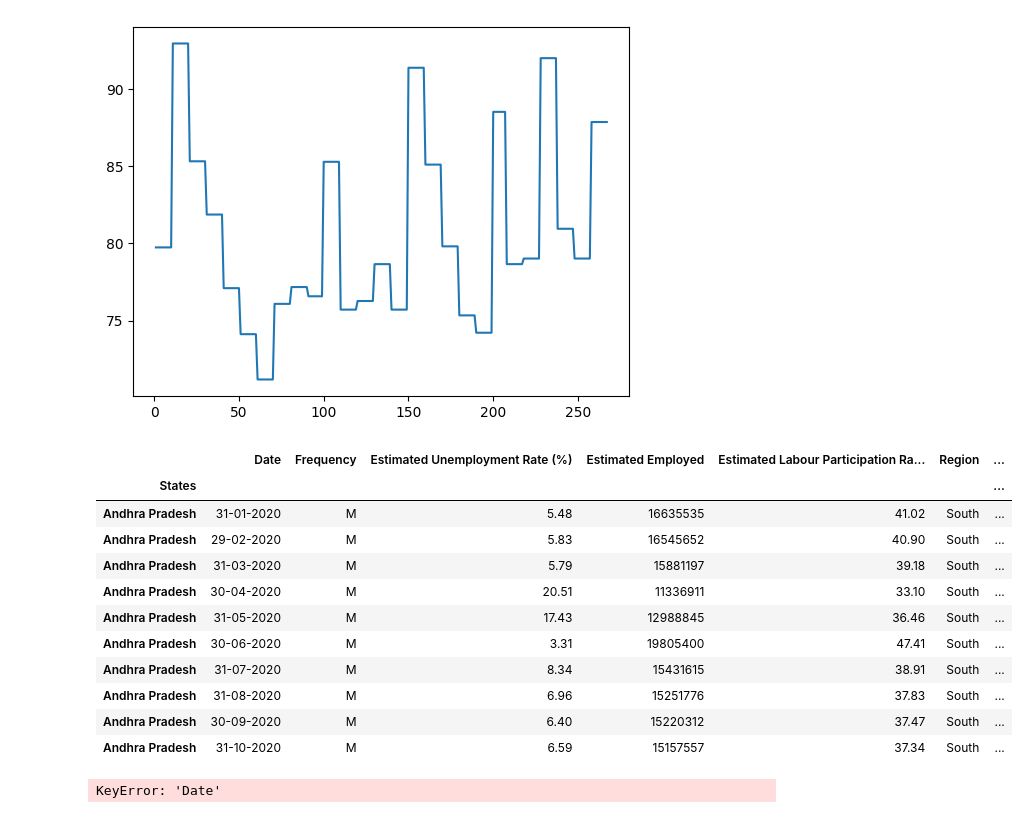
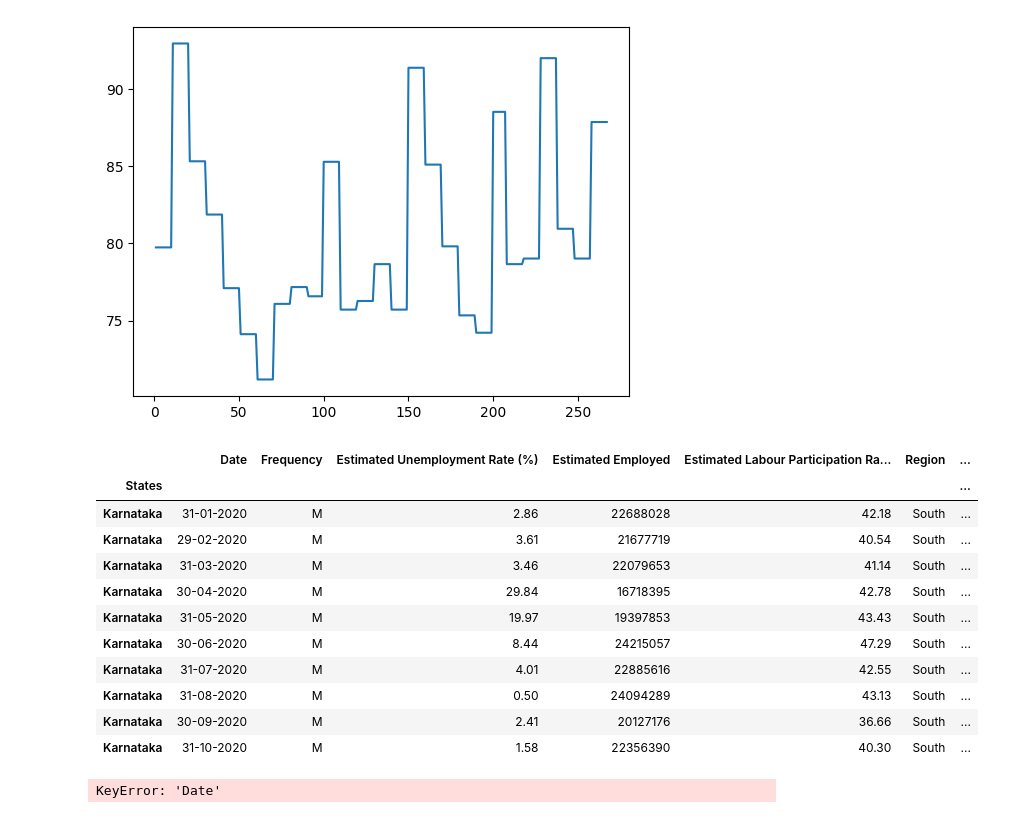
Before and after one commit to farazsfa007/OIBSIP, a Jupyter notebook: Unemployment Analysis/Imployment.ipynb, the cells around one changed output. Cells and saved outputs as stored; diff of their text form; code cells hidden in the pictures.

```diff
--- a/Unemployment Analysis/Imployment.ipynb
+++ b/Unemployment Analysis/Imployment.ipynb
@@ -248,20 +248,20 @@ df['latitude'].plot()
 # %%
 df.set_index('States', inplace=True)
 # %%
-df.loc['Andhra Pradesh']
+df.loc['Karnataka']
 # %% [output]
 |  | Date | Frequency | Estimated Unemployment Rate (%) | Estimated Employed | Estimated Labour Participation Ra... | Region | ... |
 | States |  |  |  |  |  |  | ... |
-| Andhra Pradesh | 31-01-2020 | M | 5.48 | 16635535 | 41.02 | South | ... |
-| Andhra Pradesh | 29-02-2020 | M | 5.83 | 16545652 | 40.90 | South | ... |
-| Andhra Pradesh | 31-03-2020 | M | 5.79 | 15881197 | 39.18 | South | ... |
-| Andhra Pradesh | 30-04-2020 | M | 20.51 | 11336911 | 33.10 | South | ... |
-| Andhra Pradesh | 31-05-2020 | M | 17.43 | 12988845 | 36.46 | South | ... |
-| Andhra Pradesh | 30-06-2020 | M | 3.31 | 19805400 | 47.41 | South | ... |
-| Andhra Pradesh | 31-07-2020 | M | 8.34 | 15431615 | 38.91 | South | ... |
-| Andhra Pradesh | 31-08-2020 | M | 6.96 | 15251776 | 37.83 | South | ... |
-| Andhra Pradesh | 30-09-2020 | M | 6.40 | 15220312 | 37.47 | South | ... |
-| Andhra Pradesh | 31-10-2020 | M | 6.59 | 15157557 | 37.34 | South | ... |
+| Karnataka | 31-01-2020 | M | 2.86 | 22688028 | 42.18 | South | ... |
+| Karnataka | 29-02-2020 | M | 3.61 | 21677719 | 40.54 | South | ... |
+| Karnataka | 31-03-2020 | M | 3.46 | 22079653 | 41.14 | South | ... |
+| Karnataka | 30-04-2020 | M | 29.84 | 16718395 | 42.78 | South | ... |
+| Karnataka | 31-05-2020 | M | 19.97 | 19397853 | 43.43 | South | ... |
+| Karnataka | 30-06-2020 | M | 8.44 | 24215057 | 47.29 | South | ... |
+| Karnataka | 31-07-2020 | M | 4.01 | 22885616 | 42.55 | South | ... |
+| Karnataka | 31-08-2020 | M | 0.50 | 24094289 | 43.13 | South | ... |
+| Karnataka | 30-09-2020 | M | 2.41 | 20127176 | 36.66 | South | ... |
+| Karnataka | 31-10-2020 | M | 1.58 | 22356390 | 40.30 | South | ... |
 # %%
 # Convert the date column to a datetime data type
 df['Date'] = pd.to_datetime(df['Date'])
```
